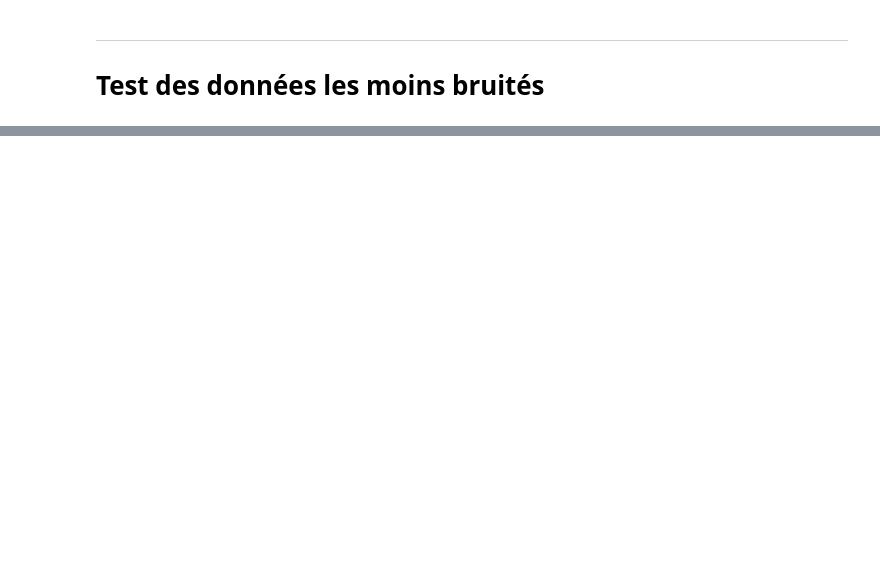
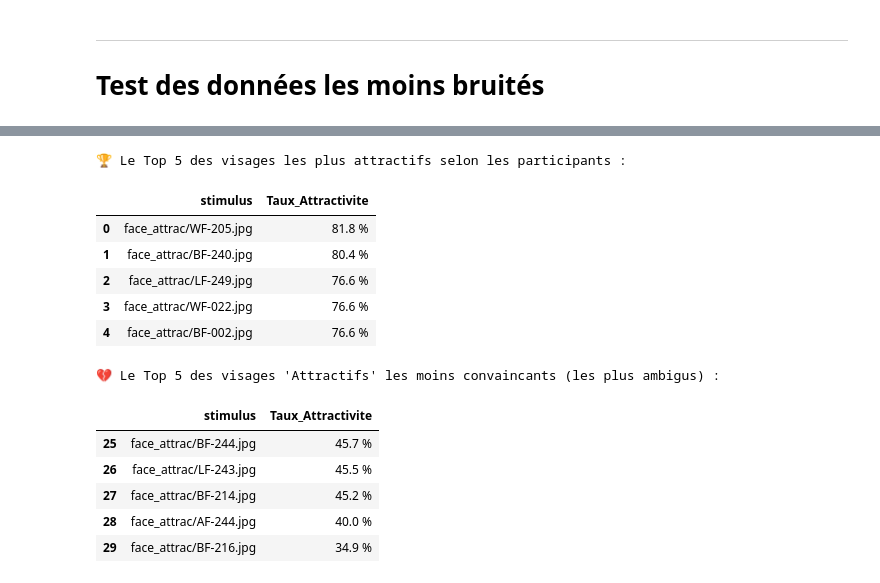
Before and after one commit to Coumess/Lab_Project_Experiment, a Jupyter notebook: extract_data.ipynb, the cells around one changed output, grey strips where cells are left out. Saved outputs shown, nothing was run; the diff lists cells and outputs as text; code cells hidden in the pictures; blank space fills up the shorter version.

```diff
--- a/extract_data.ipynb
+++ b/extract_data.ipynb
@@ -524,0 +691,38 @@ Résultats de l'ANOVA à mesures répétées sur les stimuli extrêmes :
+# %%
+# On filtre pour ne garder que les essais valides (sans les "Temps écoulé")
+df_valides = df[df['response_meaning'].isin(['Attractif', 'Non attractif'])]
+
+# On isole les visages théoriquement attractifs
+df_attractifs = df_valides[df_valides['label_face'] == 'Attractif']
+
+# On calcule la moyenne des réponses (1 = Attractif, 0 = Non attractif) et on trie
+classement_beaute = (
+    df_attractifs.groupby('stimulus')['correct']
+    .mean()
+    .sort_values(ascending=False)
+    .reset_index(name='Taux_Attractivite')
+)
+
+# On transforme le taux en pourcentage pour la lisibilité
+classement_beaute['Taux_Attractivite'] = (classement_beaute['Taux_Attractivite'] * 100).round(1).astype(str) + ' %'
+
+print("🏆 Le Top 5 des visages les plus attractifs selon les participants :")
+display(classement_beaute.head(5))
+
+print("\n💔 Le Top 5 des visages 'Attractifs' les moins convaincants (les plus ambigus) :")
+display(classement_beaute.tail(5))
+# %% [output]
+🏆 Le Top 5 des visages les plus attractifs selon les participants :
+|  | stimulus | Taux_Attractivite |
+| 0 | face_attrac/WF-205.jpg | 81.8 % |
+| 1 | face_attrac/BF-240.jpg | 80.4 % |
+| 2 | face_attrac/LF-249.jpg | 76.6 % |
+| 3 | face_attrac/WF-022.jpg | 76.6 % |
+| 4 | face_attrac/BF-002.jpg | 76.6 % |
+💔 Le Top 5 des visages 'Attractifs' les moins convaincants (les plus ambigus) :
+|  | stimulus | Taux_Attractivite |
+| 25 | face_attrac/BF-244.jpg | 45.7 % |
+| 26 | face_attrac/LF-243.jpg | 45.5 % |
+| 27 | face_attrac/BF-214.jpg | 45.2 % |
+| 28 | face_attrac/AF-244.jpg | 40.0 % |
+| 29 | face_attrac/BF-216.jpg | 34.9 % |
```
Also changed, not shown: parts of 9 cells of this notebook, 2 other files.
